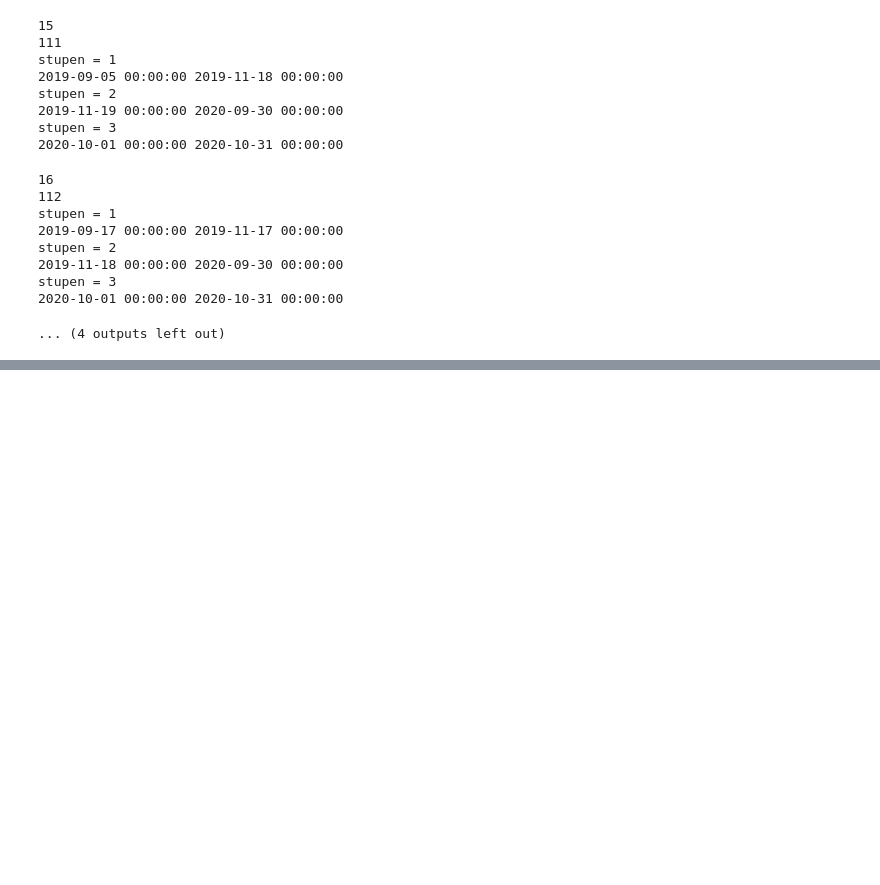
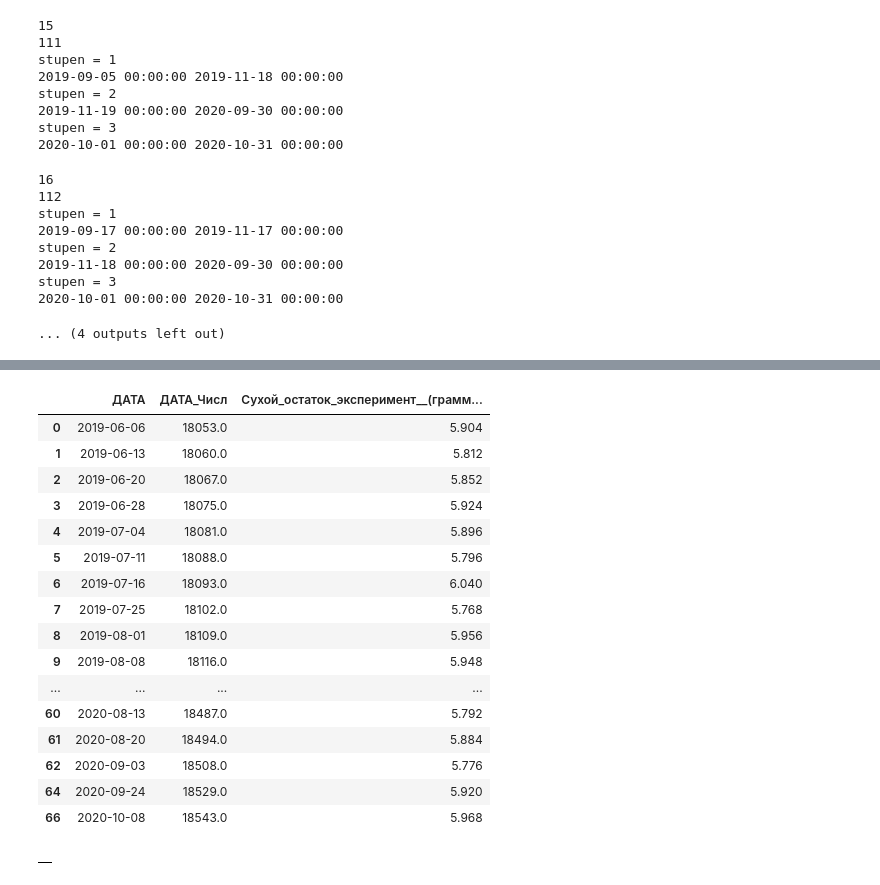
Before and after one commit to ekortunov/Jupiter, a Jupyter notebook: Essentuk_Lin_Regression.ipynb, the cells around one changed output, grey strips where cells are left out. Saved outputs shown, nothing was run; the diff lists cells and outputs as text; code cells hidden in the pictures; blank space fills up the shorter version.

```diff
--- a/Essentuk_Lin_Regression.ipynb
+++ b/Essentuk_Lin_Regression.ipynb
@@ -817,0 +1145,28 @@ temp
+# %%
+test= test[test['Сухой_остаток_эксперимент__(грамм_в_литре)_ID_2206'].notna()]
+test = test[['ДАТА','ДАТА_Числ','Сухой_остаток_эксперимент__(грамм_в_литре)_ID_2206']]
+test.to_csv('C:\\Users\\ekort\\WORK\\Essentuk\\t_test\\test.csv', index=False,encoding= 'utf-8-sig')
+# %%
+test
+# %% [output]
+|  | ДАТА | ДАТА_Числ | Сухой_остаток_эксперимент__(грамм... |
+| 0 | 2019-06-06 | 18053.0 | 5.904 |
+| 1 | 2019-06-13 | 18060.0 | 5.812 |
+| 2 | 2019-06-20 | 18067.0 | 5.852 |
+| 3 | 2019-06-28 | 18075.0 | 5.924 |
+| 4 | 2019-07-04 | 18081.0 | 5.896 |
+| 5 | 2019-07-11 | 18088.0 | 5.796 |
+| 6 | 2019-07-16 | 18093.0 | 6.040 |
+| 7 | 2019-07-25 | 18102.0 | 5.768 |
+| 8 | 2019-08-01 | 18109.0 | 5.956 |
+| 9 | 2019-08-08 | 18116.0 | 5.948 |
+| ... | ... | ... | ... |
+| 60 | 2020-08-13 | 18487.0 | 5.792 |
+| 61 | 2020-08-20 | 18494.0 | 5.884 |
+| 62 | 2020-09-03 | 18508.0 | 5.776 |
+| 64 | 2020-09-24 | 18529.0 | 5.920 |
+| 66 | 2020-10-08 | 18543.0 | 5.968 |
+# %%
+df_out
+# %% [output]
+|  |
```
Also changed, not shown: parts of 16 cells of this notebook, 1 other file.
